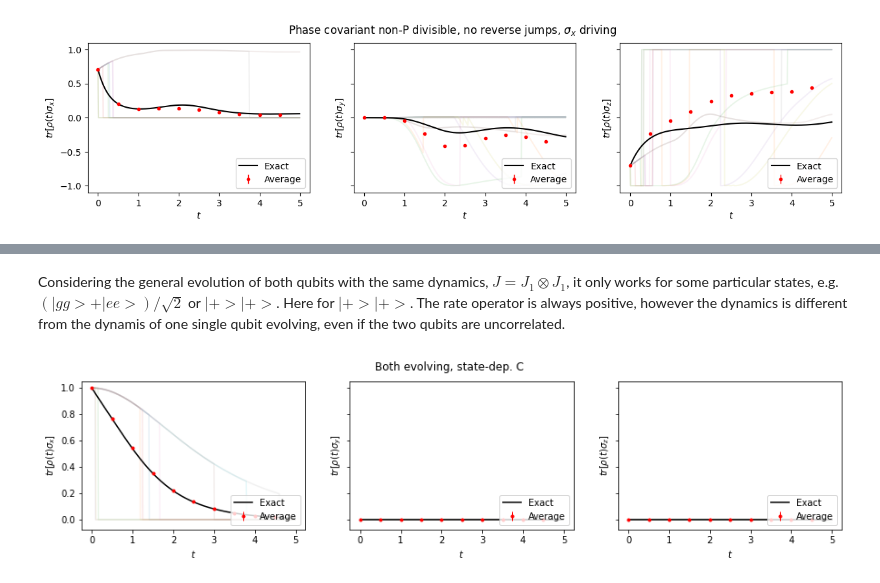
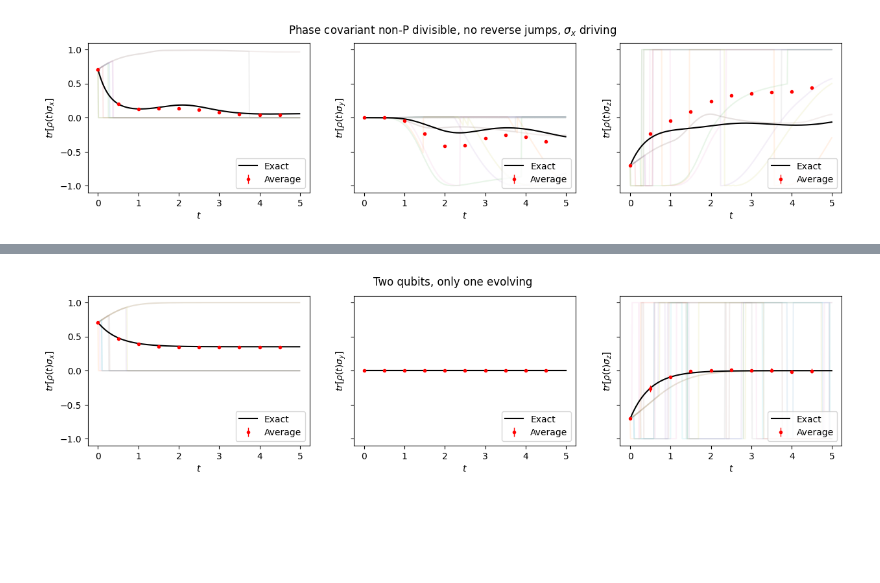
Before and after one commit to federicoSettimo/ROQJ, a Jupyter notebook: Examples/Phase covariant.ipynb, the cells around one changed output, grey strips where cells are left out. Cells and saved outputs as stored; diff of their text form; code cells hidden in the pictures; blank space fills up the shorter version.

Commit message:
Using the right form of J for 2 qubits

```diff
--- a/Examples/Phase covariant.ipynb
+++ b/Examples/Phase covariant.ipynb
@@ -267,6 +273,4 @@ plot("Eternally non-Markovian, 2 qubits")
-# %% [markdown]
-Considering the general evolution of both qubits with the same dynamics, $J = J_1\otimes J_1$, it only works for some particular states, e.g. $(|gg>+|ee>)/\sqrt2$ or $|+>|+>$. Here for $|+>|+>$. The rate operator is always positive, however the dynamics is different from the dynamis of one single qubit evolving, even if the two qubits are uncorrelated.
-# %%
-plot("Both evolving, state-dep. C")
-# %% [output]
-[figure, removed]
+# %%
+plot("Two qubits, only one evolving")
+# %% [output]
+[figure, added]
```
Also changed, not shown: parts of 3 cells of this notebook, 1 other file.
